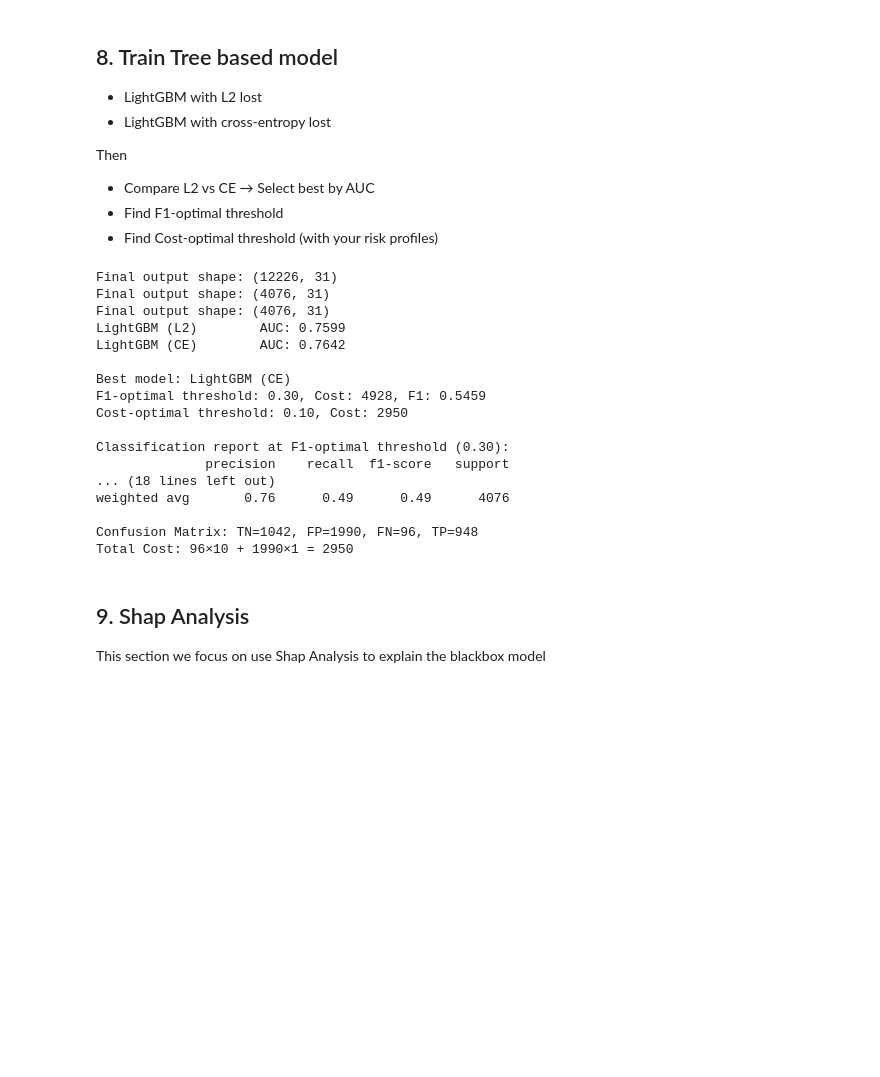
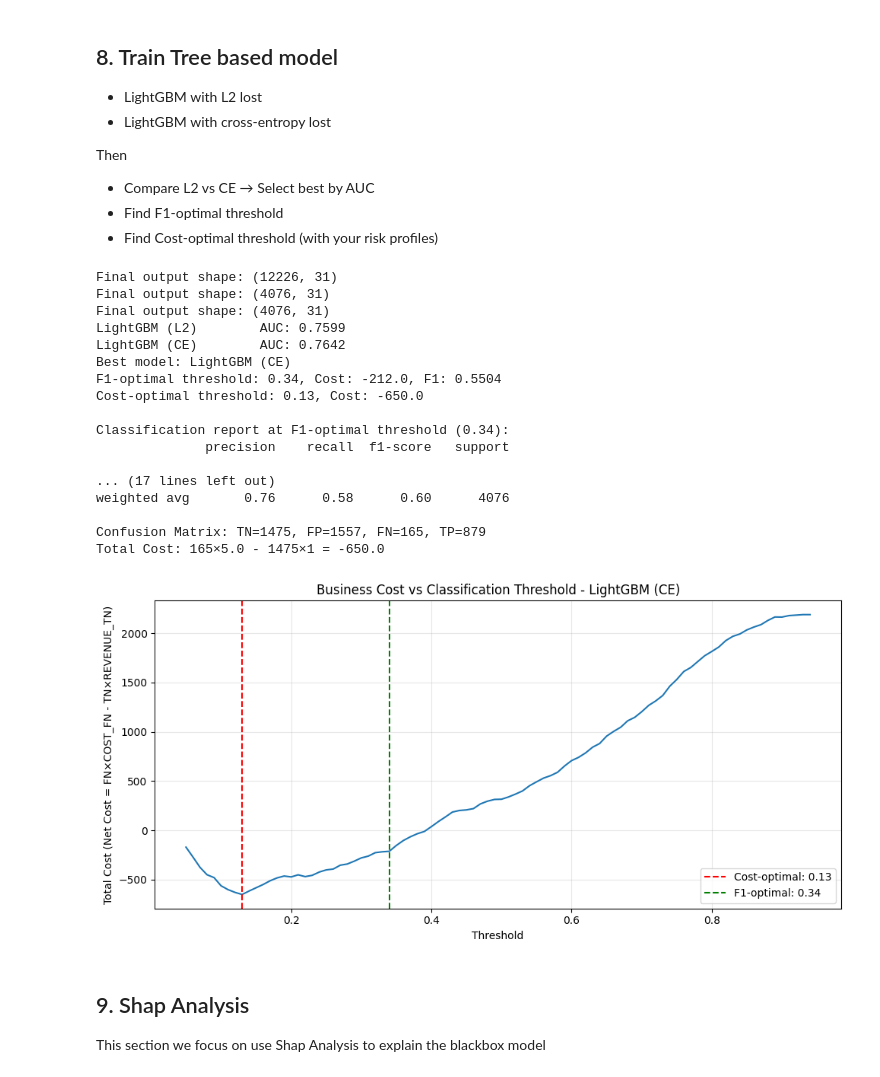
Before and after one commit to ying-jeanne/Business_Analytics, a Jupyter notebook: II/credit_default.ipynb, the cells around one changed output. Drawn from its saved outputs; the diff is of its cells as text; code cells hidden in the pictures; blank space fills up the shorter version.

```diff
--- a/II/credit_default.ipynb
+++ b/II/credit_default.ipynb
@@ -656,60 +691,74 @@ for name, info in results_lgb.items():
 # 4. Select best model
 best_lgb_name = max(results_lgb, key=lambda k: results_lgb[k]['auc'])
 best_lgb_proba = results_lgb[best_lgb_name]['proba']
-print(f"\nBest model: {best_lgb_name}")
+print(f"Best model: {best_lgb_name}")
 
 # 5. Find F1-optimal threshold
-thresholds = np.arange(0.1, 0.9, 0.05)
+thresholds = np.arange(0.05, 0.95, 0.01)
 f1_scores = [f1_score(y_val, (best_lgb_proba >= t).astype(int)) for t in thresholds]
 best_f1_threshold = thresholds[np.argmax(f1_scores)]
-cost_at_f1_threshold, _, _, _, _ = calculate_total_cost(y_val, best_lgb_proba, best_f1_threshold, COST_FN, COST_FP)
+cost_at_f1_threshold, _, _, _, _ = calculate_total_cost(y_val, best_lgb_proba, best_f1_threshold, COST_FN, REVENUE_TN)
 
 # 6. Find Cost-optimal threshold (using existing custom function)
 costs = []
 for t in thresholds:
-    cost, _, _, _, _ = calculate_total_cost(y_val, best_lgb_proba, t, COST_FN, COST_FP)
+    cost, _, _, _, _ = calculate_total_cost(y_val, best_lgb_proba, t, COST_FN, REVENUE_TN)
     costs.append(cost)
 
 best_cost_threshold = thresholds[np.argmin(costs)]
 print(f"F1-optimal threshold: {best_f1_threshold:.2f}, Cost: {cost_at_f1_threshold}, F1: {max(f1_scores):.4f}")
 print(f"Cost-optimal threshold: {best_cost_threshold:.2f}, Cost: {min(costs)}")
 
 # Evaluation at F1-optimal threshold
 y_pred_f1 = (best_lgb_proba >= best_f1_threshold).astype(int)
 print(f"\nClassification report at F1-optimal threshold ({best_f1_threshold:.2f}):")
 print(classification_report(y_val, y_pred_f1))
 
 cm = confusion_matrix(y_val, y_pred_f1)
 tn, fp, fn, tp = cm.ravel()
 print(f"Confusion Matrix: TN={tn}, FP={fp}, FN={fn}, TP={tp}")
 
 # Evaluation at Cost-optimal threshold
 y_pred_cost = (best_lgb_proba >= best_cost_threshold).astype(int)
 print(f"\nClassification report at Cost-optimal threshold ({best_cost_threshold:.2f}):")
 print(classification_report(y_val, y_pred_cost))
 
 cm = confusion_matrix(y_val, y_pred_cost)
 tn, fp, fn, tp = cm.ravel()
 print(f"Confusion Matrix: TN={tn}, FP={fp}, FN={fn}, TP={tp}")
-print(f"Total Cost: {fn}×{COST_FN} + {fp}×{COST_FP} = {fn * COST_FN + fp * COST_FP}")
+print(f"Total Cost: {fn}×{COST_FN} - {tn}×{REVENUE_TN} = {fn * COST_FN - tn * REVENUE_TN}")
+
+# Plot cost vs threshold for LightGBM
+plt.figure(figsize=(10, 5))
+plt.plot(thresholds, costs)
+plt.axvline(x=best_cost_threshold, color='r', linestyle='--', label=f'Cost-optimal: {best_cost_threshold:.2f}')
+plt.axvline(x=best_f1_threshold, color='g', linestyle='--', label=f'F1-optimal: {best_f1_threshold:.2f}')
+plt.xlabel('Threshold')
+plt.ylabel('Total Cost (Net Cost = FN×COST_FN - TN×REVENUE_TN)')
+plt.title('Business Cost vs Classification Threshold - LightGBM (CE)')
+plt.legend()
+plt.grid(alpha=0.3)
+plt.tight_layout()
+plt.show()
 # %% [output]
 Final output shape: (12226, 31)
 Final output shape: (4076, 31)
 Final output shape: (4076, 31)
 LightGBM (L2)        AUC: 0.7599
 LightGBM (CE)        AUC: 0.7642
+Best model: LightGBM (CE)
+F1-optimal threshold: 0.34, Cost: -212.0, F1: 0.5504
+Cost-optimal threshold: 0.13, Cost: -650.0
 
-Best model: LightGBM (CE)
-F1-optimal threshold: 0.30, Cost: 4928, F1: 0.5459
-Cost-optimal threshold: 0.10, Cost: 2950
+Classification report at F1-optimal threshold (0.34):
+              precision    recall  f1-score   support
 
-Classification report at F1-optimal threshold (0.30):
-              precision    recall  f1-score   support
-... (18 lines left out)
-weighted avg       0.76      0.49      0.49      4076
+... (17 lines left out)
+weighted avg       0.76      0.58      0.60      4076
 
-Confusion Matrix: TN=1042, FP=1990, FN=96, TP=948
-Total Cost: 96×10 + 1990×1 = 2950
+Confusion Matrix: TN=1475, FP=1557, FN=165, TP=879
+Total Cost: 165×5.0 - 1475×1 = -650.0
+[figure, added]
 # %% [markdown]
 ## 9. Shap Analysis
 This section we focus on use Shap Analysis to explain the blackbox model
```
Also changed, not shown: parts of 14 cells of this notebook, 4 other files.
